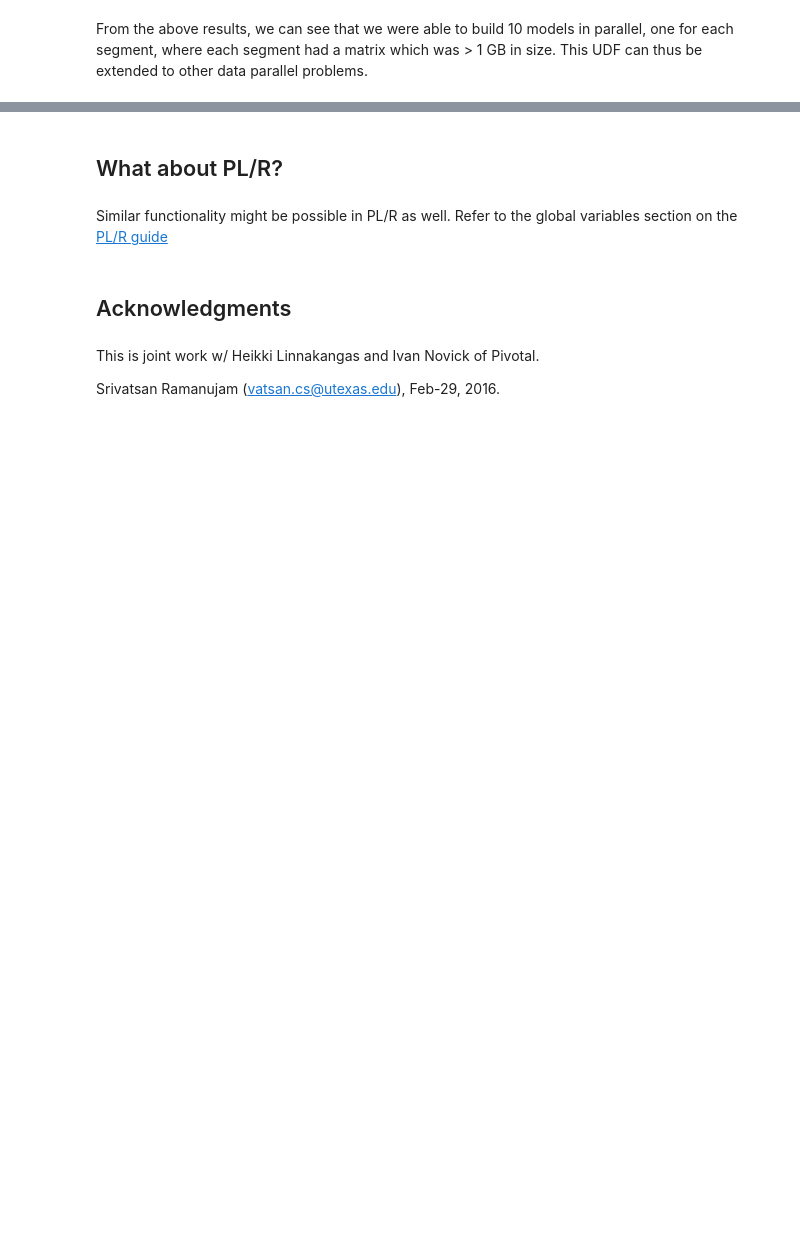
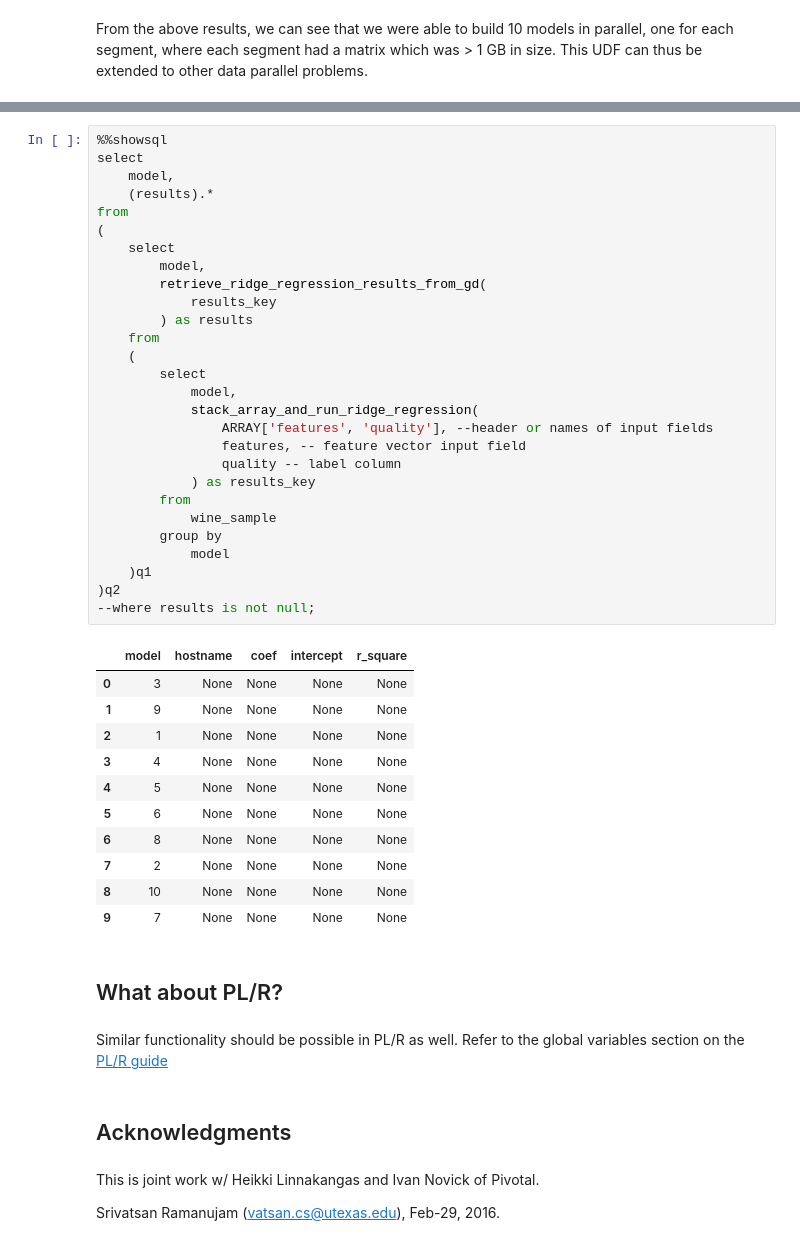
Before and after one commit to vatsan/gp-sql-snippets, a Jupyter notebook: notebooks/01_max_fieldsize_1gb_workaround.ipynb, the cells around one changed output, grey strips where cells are left out. Saved outputs shown, nothing was run; the diff lists cells and outputs as text; blank space fills up the shorter version.

```diff
--- a/notebooks/01_max_fieldsize_1gb_workaround.ipynb
+++ b/notebooks/01_max_fieldsize_1gb_workaround.ipynb
@@ -369,7 +497,47 @@ From the above results, we can see that we were able to build 10 models in paral
+# %%
+%%showsql
+select
+    model,
+    (results).*
+from
+(
+    select
+        model,
+        retrieve_ridge_regression_results_from_gd(
+            results_key
+        ) as results
+    from
+    (
+        select
+            model,
+            stack_array_and_run_ridge_regression(
+                ARRAY['features', 'quality'], --header or names of input fields
+                features, -- feature vector input field
+                quality -- label column
+            ) as results_key
+        from
+            wine_sample
+        group by
+            model
+    )q1
+)q2
+--where results is not null;
+# %% [output]
+|  | model | hostname | coef | intercept | r_square |
+| 0 | 3 | None | None | None | None |
+| 1 | 9 | None | None | None | None |
+| 2 | 1 | None | None | None | None |
+| 3 | 4 | None | None | None | None |
+| 4 | 5 | None | None | None | None |
+| 5 | 6 | None | None | None | None |
+| 6 | 8 | None | None | None | None |
+| 7 | 2 | None | None | None | None |
+| 8 | 10 | None | None | None | None |
+| 9 | 7 | None | None | None | None |
 # %% [markdown]
 ## What about PL/R?
 # %% [markdown]
-Similar functionality might be possible in PL/R as well. Refer to the global variables section on the [PL/R guide](http://www.joeconway.com/plr/doc/plr-global-data.html)
+Similar functionality should be possible in PL/R as well. Refer to the global variables section on the [PL/R guide](http://www.joeconway.com/plr/doc/plr-global-data.html)
 # %% [markdown]
 ## Acknowledgments
 # %% [markdown]
```
Also changed, not shown: parts of 6 cells of this notebook.
